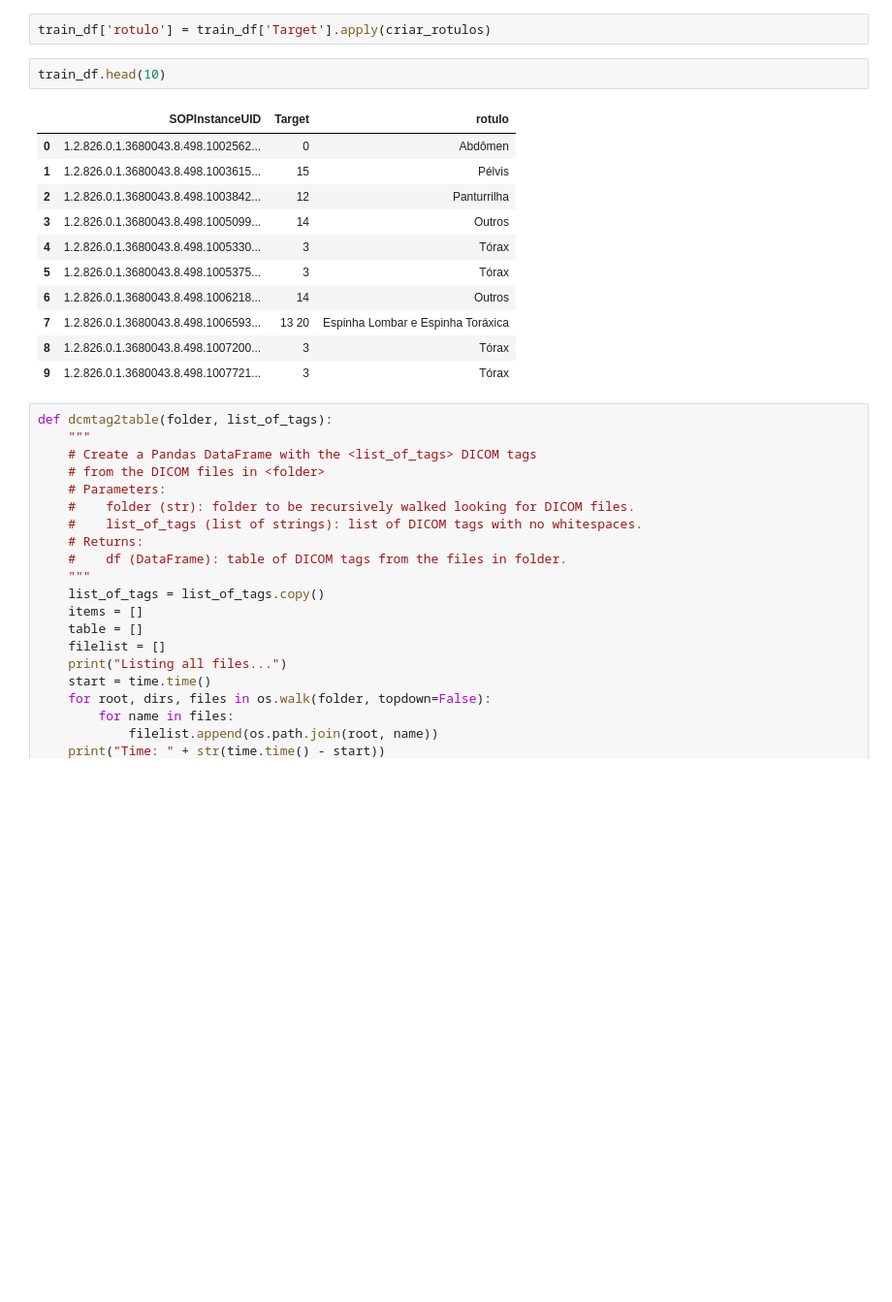
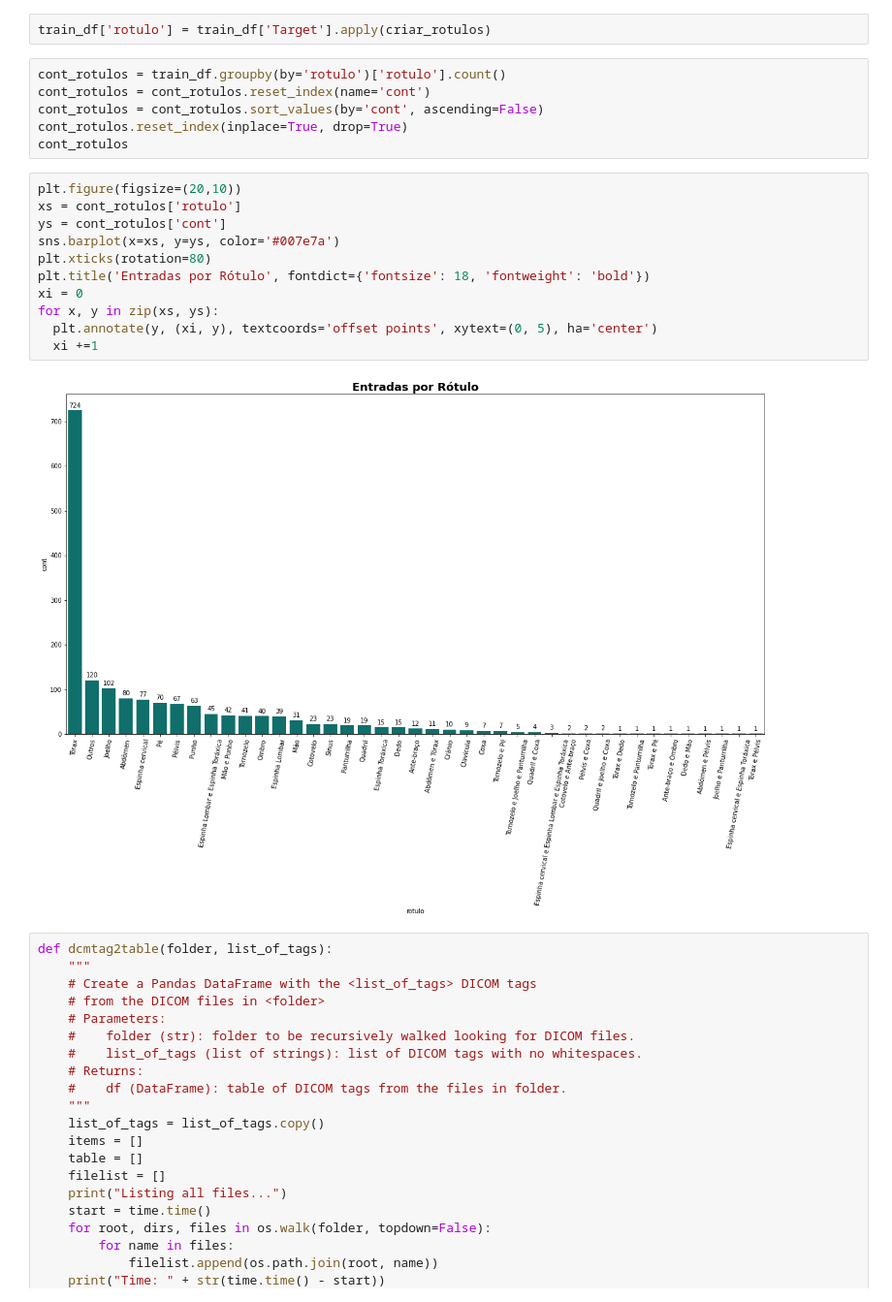
Before and after one commit to guilhermeguy/final-report-puc, a Jupyter notebook: xray_classifier.ipynb, the cells around one changed output. Shown: that part at 97% size. Saved outputs shown, nothing was run; the diff lists cells and outputs as text; blank space fills up the shorter version.

```diff
--- a/xray_classifier.ipynb
+++ b/xray_classifier.ipynb
@@ -79,20 +79,25 @@ def criar_rotulos(target):
   return rotulo
 # %%
 train_df['rotulo'] = train_df['Target'].apply(criar_rotulos)
-# %%
-train_df.head(10)
-# %% [output]
-|  | SOPInstanceUID | Target | rotulo |
-| 0 | 1.2.826.0.1.3680043.8.498.1002562... | 0 | Abdômen |
-| 1 | 1.2.826.0.1.3680043.8.498.1003615... | 15 | Pélvis |
-| 2 | 1.2.826.0.1.3680043.8.498.1003842... | 12 | Panturrilha |
-| 3 | 1.2.826.0.1.3680043.8.498.1005099... | 14 | Outros |
-| 4 | 1.2.826.0.1.3680043.8.498.1005330... | 3 | Tórax |
-| 5 | 1.2.826.0.1.3680043.8.498.1005375... | 3 | Tórax |
-| 6 | 1.2.826.0.1.3680043.8.498.1006218... | 14 | Outros |
-| 7 | 1.2.826.0.1.3680043.8.498.1006593... | 13 20 | Espinha Lombar e Espinha Toráxica |
-| 8 | 1.2.826.0.1.3680043.8.498.1007200... | 3 | Tórax |
-| 9 | 1.2.826.0.1.3680043.8.498.1007721... | 3 | Tórax |
+# %%
+cont_rotulos = train_df.groupby(by='rotulo')['rotulo'].count()
+cont_rotulos = cont_rotulos.reset_index(name='cont')
+cont_rotulos = cont_rotulos.sort_values(by='cont', ascending=False)
+cont_rotulos.reset_index(inplace=True, drop=True)
+cont_rotulos
+# %%
+plt.figure(figsize=(20,10))
+xs = cont_rotulos['rotulo']
+ys = cont_rotulos['cont']
+sns.barplot(x=xs, y=ys, color='#007e7a')
+plt.xticks(rotation=80)
+plt.title('Entradas por Rótulo', fontdict={'fontsize': 18, 'fontweight': 'bold'})
+xi = 0
+for x, y in zip(xs, ys):
+  plt.annotate(y, (xi, y), textcoords='offset points', xytext=(0, 5), ha='center')
+  xi +=1
+# %% [output]
+[figure, added]
 # %%
 def dcmtag2table(folder, list_of_tags):
     """
```
